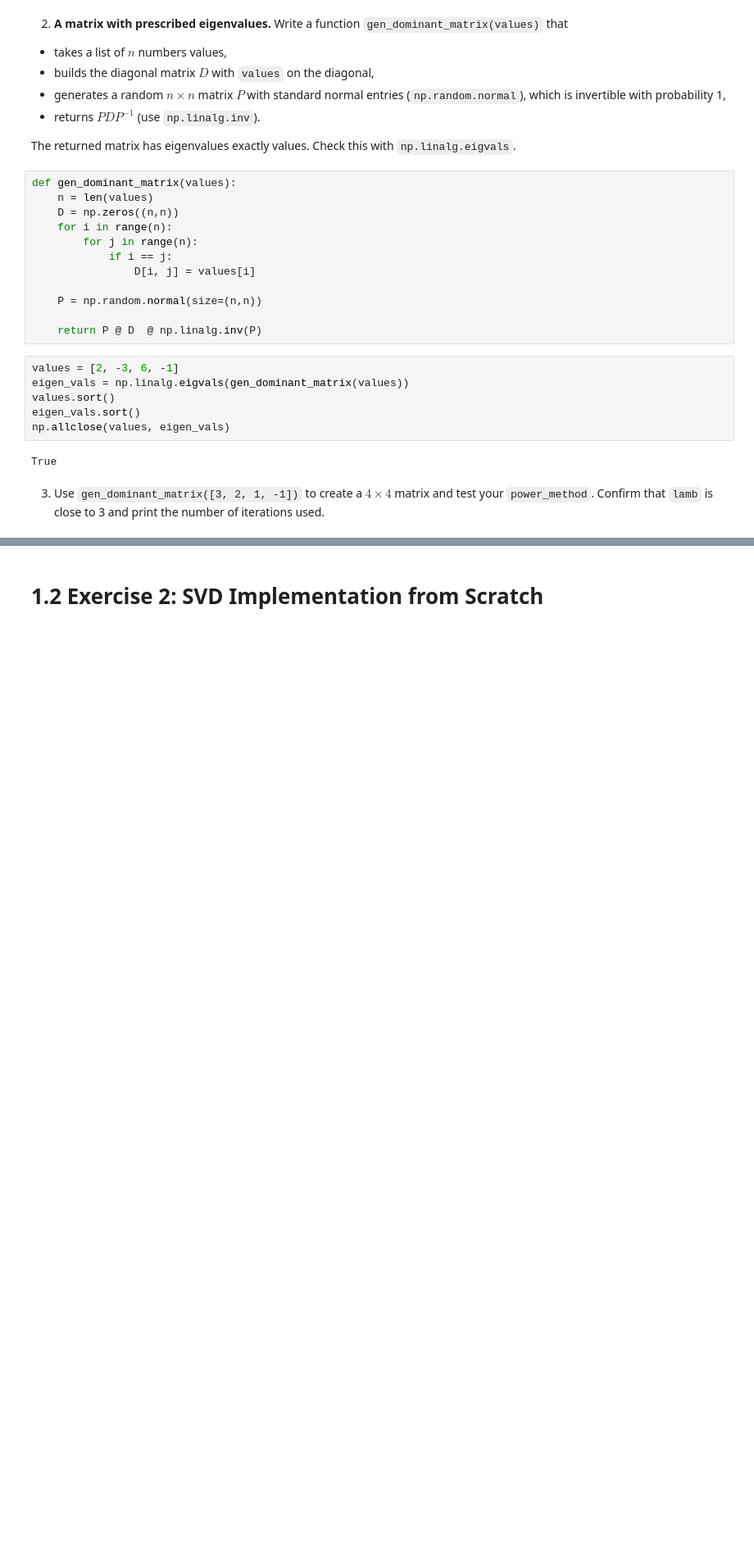
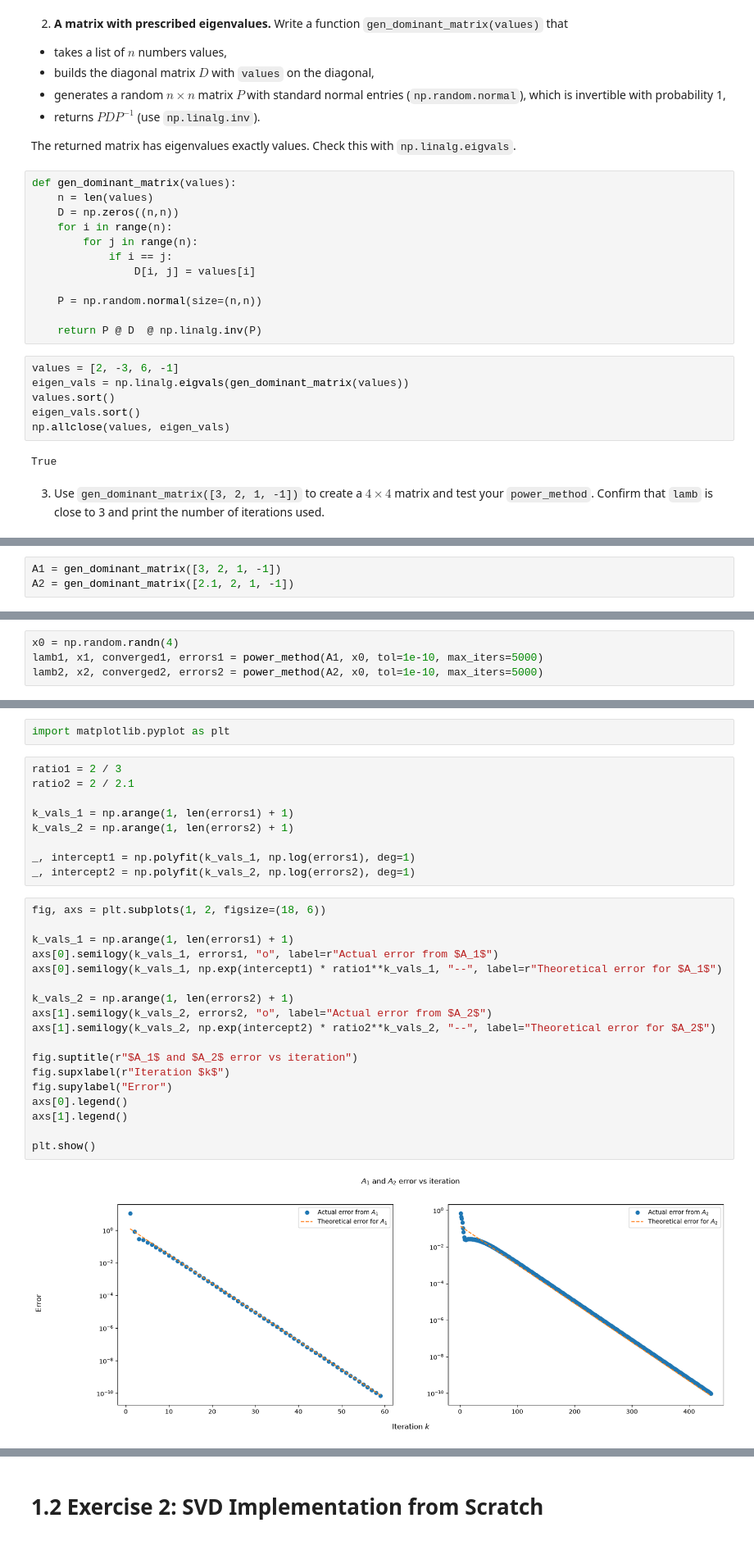
Before and after one commit to mbg615/MATH-311, a Jupyter notebook: Homework/Guthrie_Homework06_Math311.ipynb, the cells around one changed output, grey strips where cells are left out. Shown at 82% size. Saved outputs shown, nothing was run; the diff lists cells and outputs as text; blank space fills up the shorter version.

```diff
--- a/Homework/Guthrie_Homework06_Math311.ipynb
+++ b/Homework/Guthrie_Homework06_Math311.ipynb
@@ -120,0 +113,3 @@ np.True_
+# %%
+A1 = gen_dominant_matrix([3, 2, 1, -1])
+A2 = gen_dominant_matrix([2.1, 2, 1, -1])
@@ -120,0 +118,4 @@ np.True_
+# %%
+x0 = np.random.randn(4)
+lamb1, x1, converged1, errors1 = power_method(A1, x0, tol=1e-10, max_iters=5000)
+lamb2, x2, converged2, errors2 = power_method(A2, x0, tol=1e-10, max_iters=5000)
@@ -120,0 +131,31 @@ np.True_
+# %%
+import matplotlib.pyplot as plt
+# %%
+ratio1 = 2 / 3
+ratio2 = 2 / 2.1
+
+k_vals_1 = np.arange(1, len(errors1) + 1)
+k_vals_2 = np.arange(1, len(errors2) + 1)
+
+_, intercept1 = np.polyfit(k_vals_1, np.log(errors1), deg=1)
+_, intercept2 = np.polyfit(k_vals_2, np.log(errors2), deg=1)
+# %%
+fig, axs = plt.subplots(1, 2, figsize=(18, 6))
+
+k_vals_1 = np.arange(1, len(errors1) + 1)
+axs[0].semilogy(k_vals_1, errors1, "o", label=r"Actual error from $A_1$")
+axs[0].semilogy(k_vals_1, np.exp(intercept1) * ratio1**k_vals_1, "--", label=r"Theoretical error for $A_1$")
+
+k_vals_2 = np.arange(1, len(errors2) + 1)
+axs[1].semilogy(k_vals_2, errors2, "o", label="Actual error from $A_2$")
+axs[1].semilogy(k_vals_2, np.exp(intercept2) * ratio2**k_vals_2, "--", label="Theoretical error for $A_2$")
+
+fig.suptitle(r"$A_1$ and $A_2$ error vs iteration")
+fig.supxlabel(r"Iteration $k$")
+fig.supylabel("Error")
+axs[0].legend()
+axs[1].legend()
+
+plt.show()
+# %% [output]
+[figure, added]
```
Also changed, not shown: parts of 31 cells of this notebook, 2 other files.
